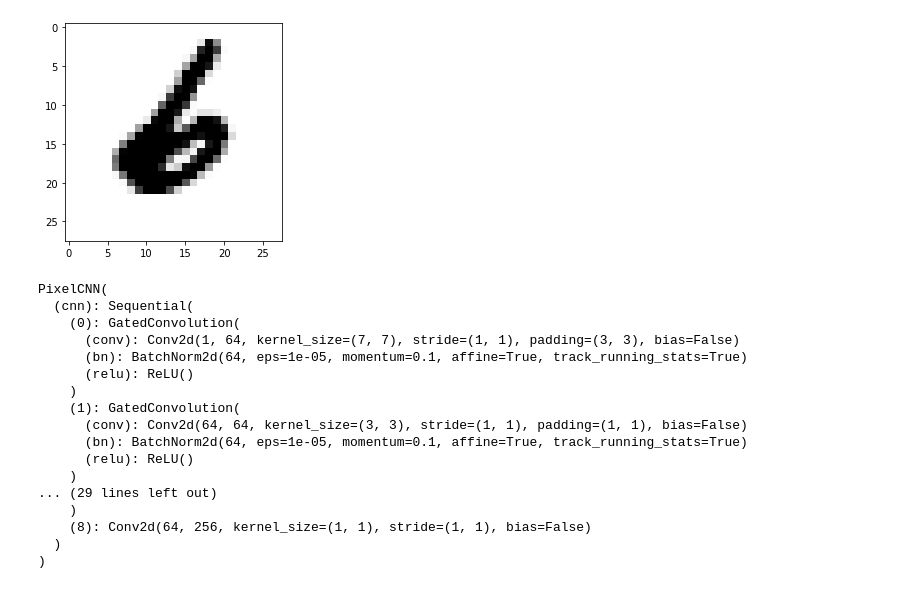
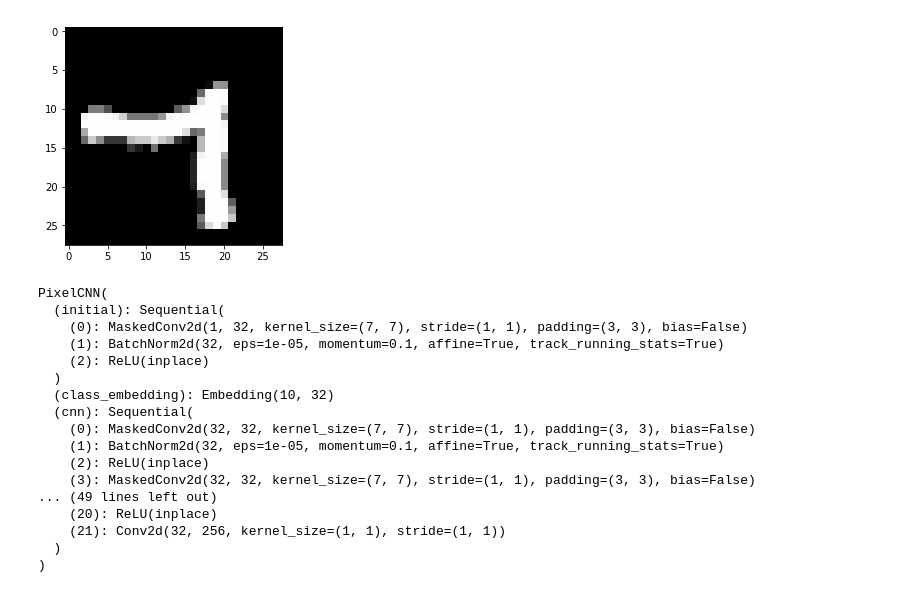
Before and after one commit to pabloppp/Machine-Learning-Lab, a Jupyter notebook: pixelcnn/pixelcnn.ipynb, the cells around one changed output. Cells and saved outputs as stored; diff of their text form; code cells hidden in the pictures.

Commit message:
made pixecnn work + an attempt to make pixelTransformer

```diff
--- a/pixelcnn/pixelcnn.ipynb
+++ b/pixelcnn/pixelcnn.ipynb
@@ -8,10 +10,10 @@ import math
 # %%
 mnist = torchvision.datasets.MNIST('data', train=True, transform=torchvision.transforms.ToTensor(), download=True)
-dataloader = DataLoader(mnist, batch_size=16, shuffle=True)
+dataloader = DataLoader(mnist, batch_size=128, shuffle=True)
 # %%
 images, labels = next(iter(dataloader))
 
-plt.imshow(images[0, 0], cmap='Greys')
+plt.imshow(images[0, 0], cmap='Greys_r')
 plt.show()
 # %% [output]
-[figure, old version]
+[figure, new version]
@@ -54,21 +96,21 @@ class PixelCNN(nn.Module):
 # %%
-pixelCNN = PixelCNN(64, 7)
+pixelCNN = PixelCNN(num_classes=10, hidden_size=32)
 pixelCNN.cuda()
 # %% [output]
 PixelCNN(
+  (initial): Sequential(
+    (0): MaskedConv2d(1, 32, kernel_size=(7, 7), stride=(1, 1), padding=(3, 3), bias=False)
+    (1): BatchNorm2d(32, eps=1e-05, momentum=0.1, affine=True, track_running_stats=True)
+    (2): ReLU(inplace)
+  )
+  (class_embedding): Embedding(10, 32)
   (cnn): Sequential(
-    (0): GatedConvolution(
-      (conv): Conv2d(1, 64, kernel_size=(7, 7), stride=(1, 1), padding=(3, 3), bias=False)
-      (bn): BatchNorm2d(64, eps=1e-05, momentum=0.1, affine=True, track_running_stats=True)
-      (relu): ReLU()
-    )
-    (1): GatedConvolution(
-      (conv): Conv2d(64, 64, kernel_size=(3, 3), stride=(1, 1), padding=(1, 1), bias=False)
-      (bn): BatchNorm2d(64, eps=1e-05, momentum=0.1, affine=True, track_running_stats=True)
-      (relu): ReLU()
-    )
-... (29 lines left out)
-    )
-    (8): Conv2d(64, 256, kernel_size=(1, 1), stride=(1, 1), bias=False)
+    (0): MaskedConv2d(32, 32, kernel_size=(7, 7), stride=(1, 1), padding=(3, 3), bias=False)
+    (1): BatchNorm2d(32, eps=1e-05, momentum=0.1, affine=True, track_running_stats=True)
+    (2): ReLU(inplace)
+    (3): MaskedConv2d(32, 32, kernel_size=(7, 7), stride=(1, 1), padding=(3, 3), bias=False)
+... (49 lines left out)
+    (20): ReLU(inplace)
+    (21): Conv2d(32, 256, kernel_size=(1, 1), stride=(1, 1))
   )
 )
```
Also changed, not shown: parts of 15 cells of this notebook.
